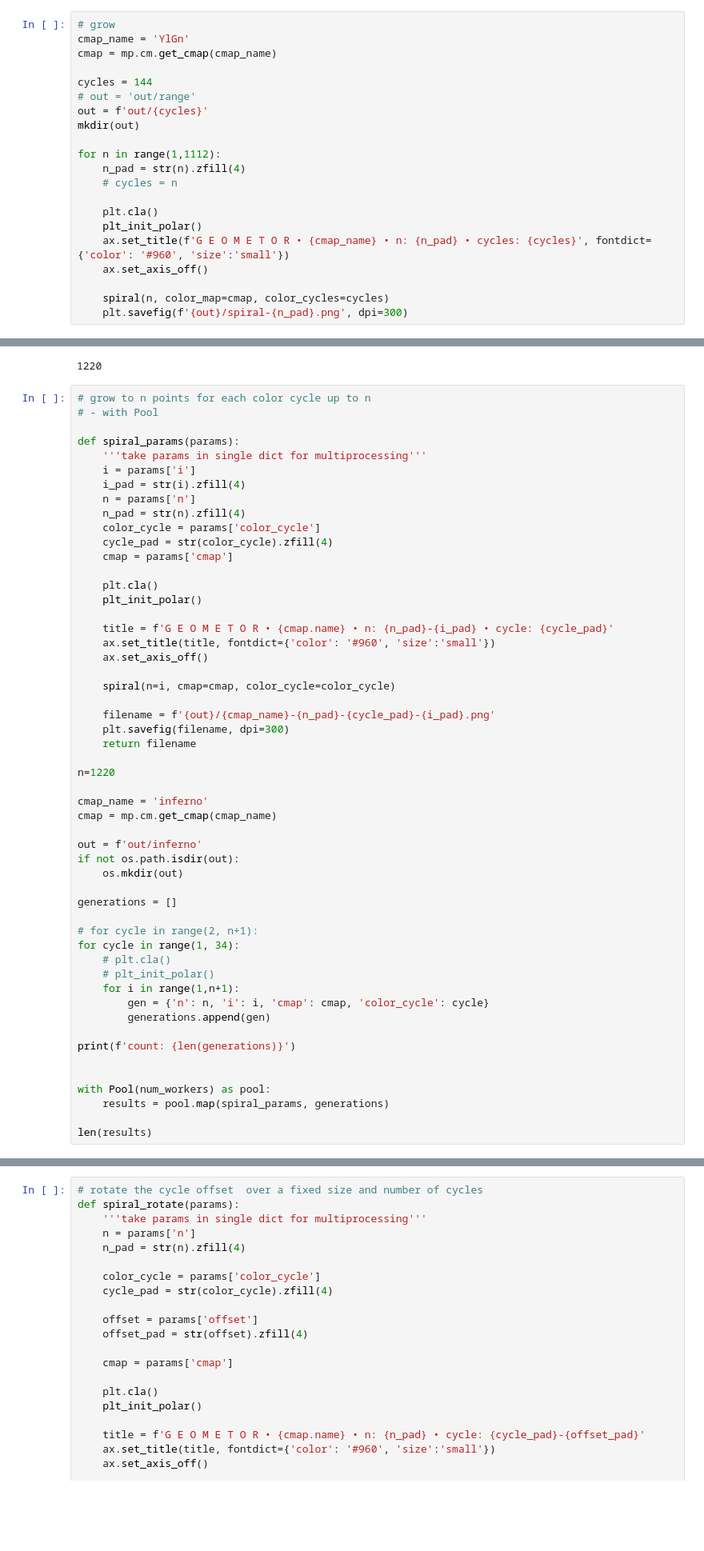
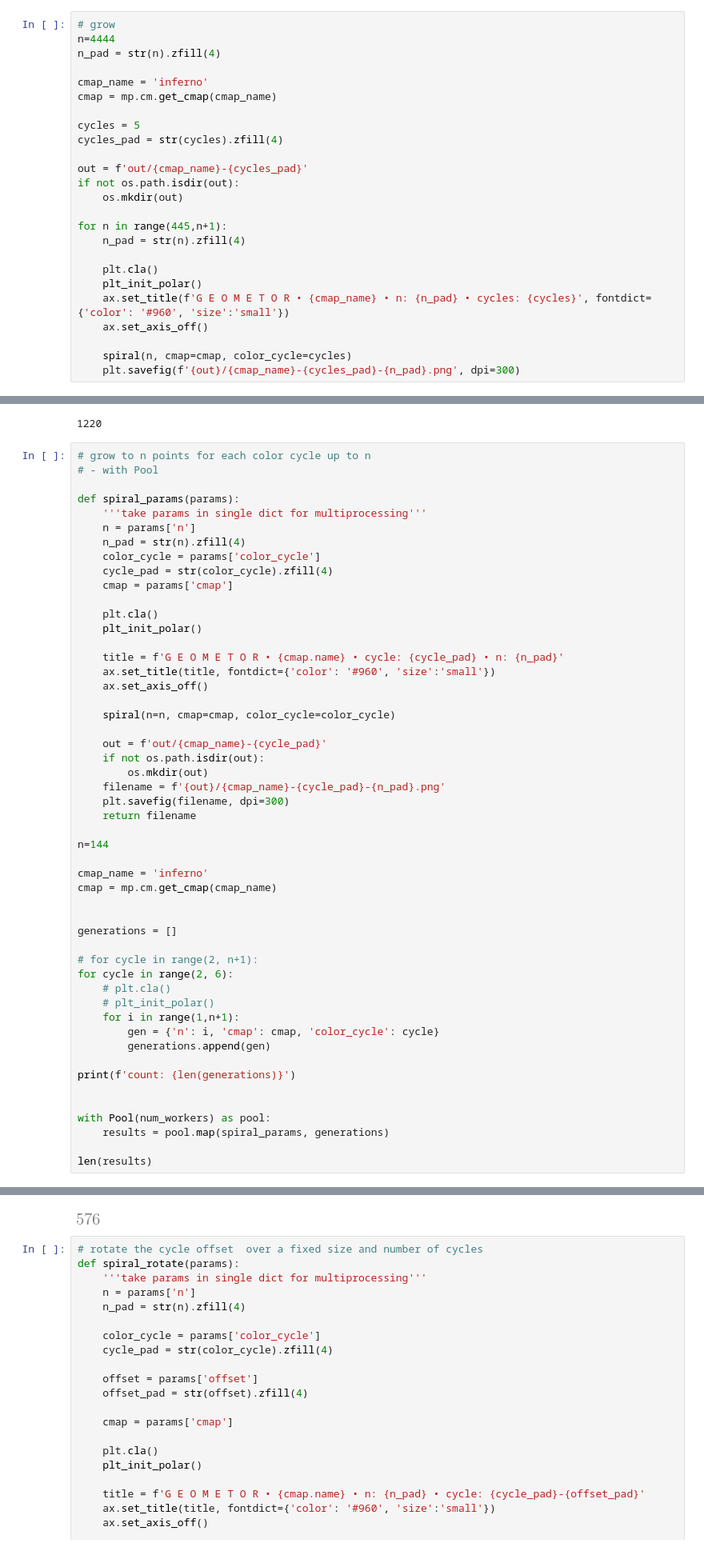
Before and after one commit to geometor/explorer-notebooks, a Jupyter notebook: spiral-polar.ipynb, the cells around one changed output, grey strips where cells are left out. Shown at 80% size. Drawn from its saved outputs; the diff is of its cells as text; blank space fills up the shorter version.

```diff
--- a/spiral-polar.ipynb
+++ b/spiral-polar.ipynb
@@ -30,21 +30,25 @@ spiral(n=233, cmap=mp.cm.hot, color_cycle=233)
 # %%
 # grow
-cmap_name = 'YlGn'
+n=4444
+n_pad = str(n).zfill(4)
+
+cmap_name = 'inferno'
 cmap = mp.cm.get_cmap(cmap_name)
 
-cycles = 144
-# out = 'out/range'
-out = f'out/{cycles}'
-mkdir(out)
+cycles = 5
+cycles_pad = str(cycles).zfill(4)
 
-for n in range(1,1112):
+out = f'out/{cmap_name}-{cycles_pad}'
+if not os.path.isdir(out):
+    os.mkdir(out)
+
+for n in range(445,n+1):
     n_pad = str(n).zfill(4)
-    # cycles = n
 
     plt.cla()
     plt_init_polar()
     ax.set_title(f'G E O M E T O R • {cmap_name} • n: {n_pad} • cycles: {cycles}', fontdict={'color': '#960', 'size':'small'})
     ax.set_axis_off()
 
-    spiral(n, color_map=cmap, color_cycles=cycles)
-    plt.savefig(f'{out}/spiral-{n_pad}.png', dpi=300)
+    spiral(n, cmap=cmap, color_cycle=cycles)
+    plt.savefig(f'{out}/{cmap_name}-{cycles_pad}-{n_pad}.png', dpi=300)
@@ -153,8 +159,6 @@ for cycle in range(1, n+1):
 
 def spiral_params(params):
     '''take params in single dict for multiprocessing'''
-    i = params['i']
-    i_pad = str(i).zfill(4)
     n = params['n']
     n_pad = str(n).zfill(4)
     color_cycle = params['color_cycle']
@@ -164,33 +168,33 @@ def spiral_params(params):
     plt.cla()
     plt_init_polar()
 
-    title = f'G E O M E T O R • {cmap.name} • n: {n_pad}-{i_pad} • cycle: {cycle_pad}'
+    title = f'G E O M E T O R • {cmap.name} • cycle: {cycle_pad} • n: {n_pad}'
     ax.set_title(title, fontdict={'color': '#960', 'size':'small'})
     ax.set_axis_off()
 
-    spiral(n=i, cmap=cmap, color_cycle=color_cycle)
+    spiral(n=n, cmap=cmap, color_cycle=color_cycle)
 
-    filename = f'{out}/{cmap_name}-{n_pad}-{cycle_pad}-{i_pad}.png'
+    out = f'out/{cmap_name}-{cycle_pad}'
+    if not os.path.isdir(out):
+        os.mkdir(out)
+    filename = f'{out}/{cmap_name}-{cycle_pad}-{n_pad}.png'
     plt.savefig(filename, dpi=300)
     return filename
 
-n=1220
+n=144
 
 cmap_name = 'inferno'
 cmap = mp.cm.get_cmap(cmap_name)
 
-out = f'out/inferno'
-if not os.path.isdir(out):
-    os.mkdir(out)
 
 generations = []
 
 # for cycle in range(2, n+1):
-for cycle in range(1, 34):
+for cycle in range(2, 6):
     # plt.cla()
     # plt_init_polar()
     for i in range(1,n+1):
-        gen = {'n': n, 'i': i, 'cmap': cmap, 'color_cycle': cycle}
+        gen = {'n': i, 'cmap': cmap, 'color_cycle': cycle}
         generations.append(gen)
 
 print(f'count: {len(generations)}')
@@ -206,3 +209,4 @@ KeyboardInterrupt:
+[figure, added]
 # %%
 # rotate the cycle offset  over a fixed size and number of cycles
 def spiral_rotate(params):
```
Also changed, not shown: parts of 4 cells of this notebook, 3 other files.
